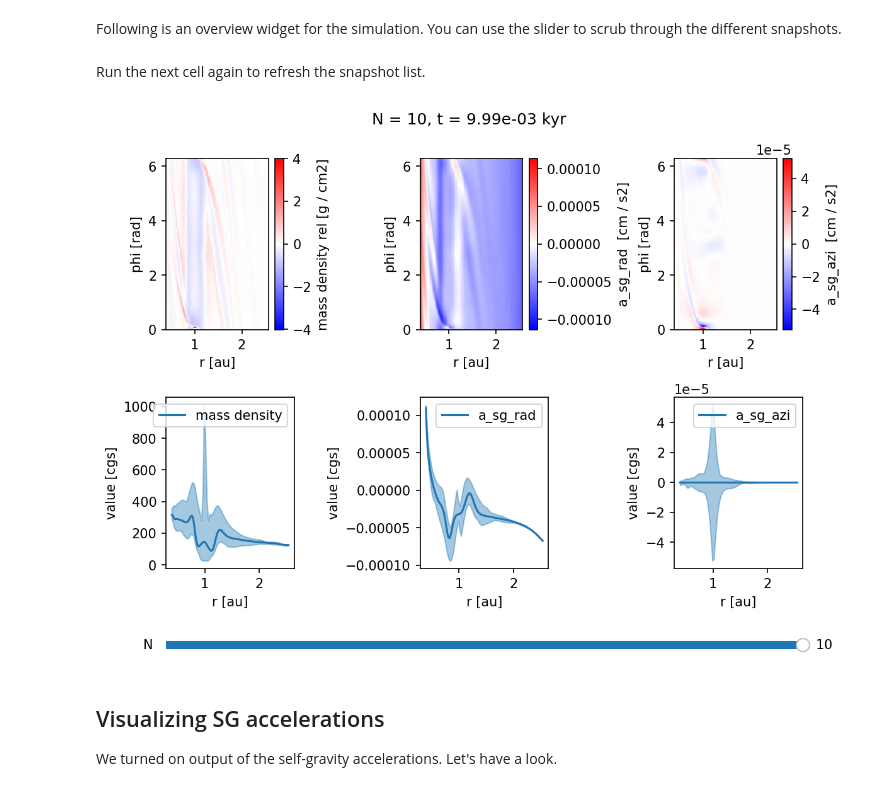
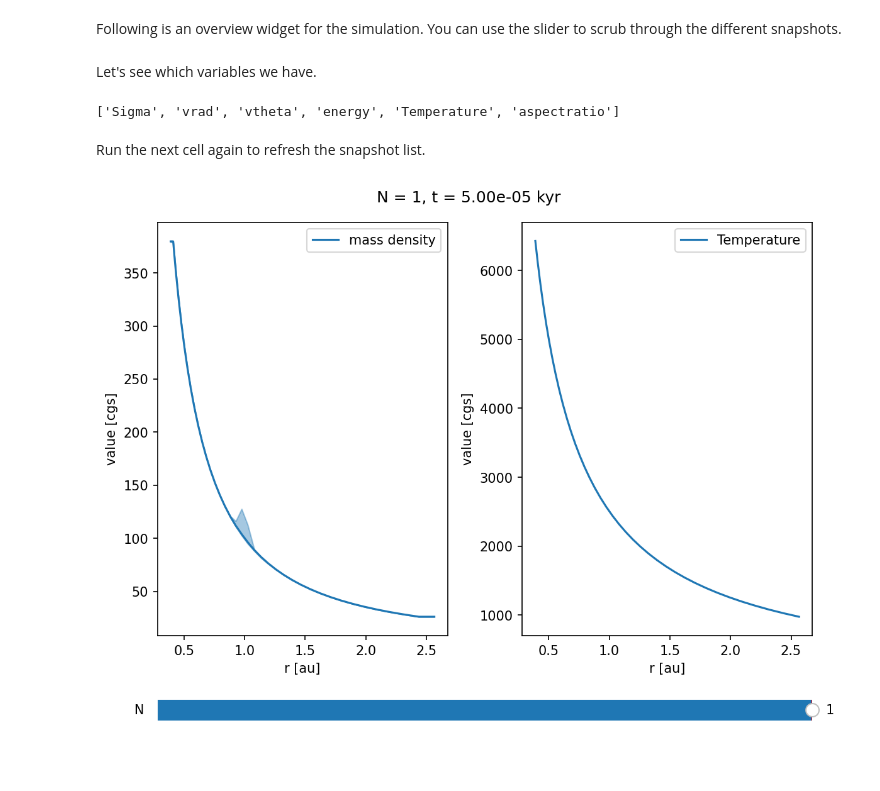
Before and after one commit to rometsch/fargocpt, a Jupyter notebook: examples/301_Adjusting_Inditial_Conditions.ipynb, the cells around one changed output. Cells and saved outputs as stored; diff of their text form; code cells hidden in the pictures.

```diff
--- a/examples/301_Adjusting_Inditial_Conditions.ipynb
+++ b/examples/301_Adjusting_Inditial_Conditions.ipynb
@@ -87,2 +80,10 @@ from overview import Overview
+# %% [markdown]
+Let's see which variables we have.
+# %%
+import disgrid
+d = disgrid.Data("output/out")
+d.avail()["fluids"]["gas"]["2d"]
+# %% [output]
+['Sigma', 'vrad', 'vtheta', 'energy', 'Temperature', 'aspectratio']
 # %% [markdown]
 Run the next cell again to refresh the snapshot list.
@@ -89,16 +93,7 @@ Run the next cell again to refresh the snapshot list.
 # %%
 overview = Overview("output/out/",
-                    vars=["2:mass density:rel,rphi",
-                          "2:a_sg_rad:rphi",
-                          "2:a_sg_azi:rphi",
-                          "1:mass density:minmax",
-                          "1:a_sg_rad:minmax",
-                          "1:a_sg_azi:minmax"])
+                    vars=["1:mass density:minmax",
+                          "1:Temperature"])
 overview.create();
 # %% [output]
-[figure, old version]
+[figure, new version]
-# %% [markdown]
-## Visualizing SG accelerations
-
-We turned on output of the self-gravity accelerations.
-Let's have a look.
```
Also changed, not shown: parts of 7 cells of this notebook.
